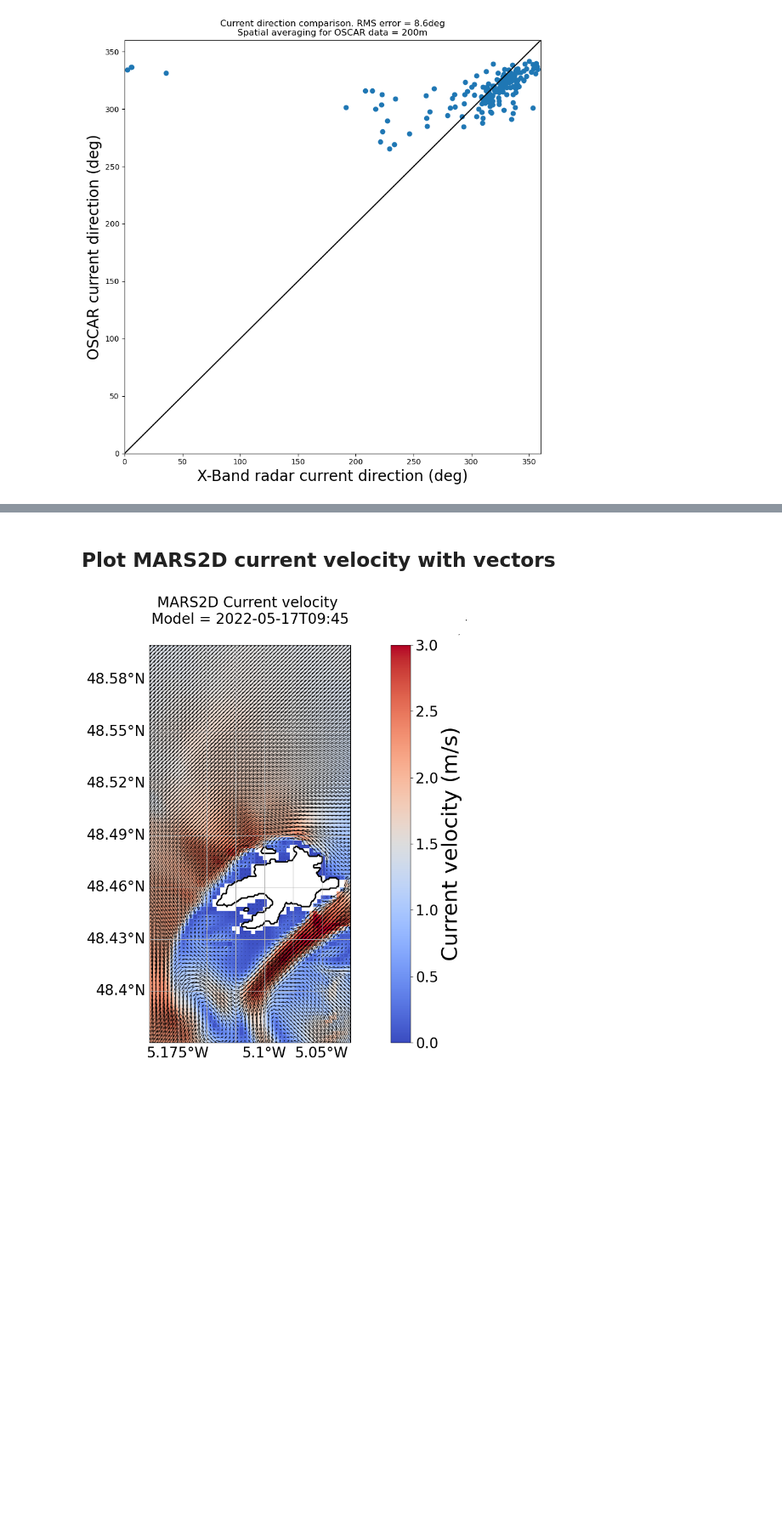
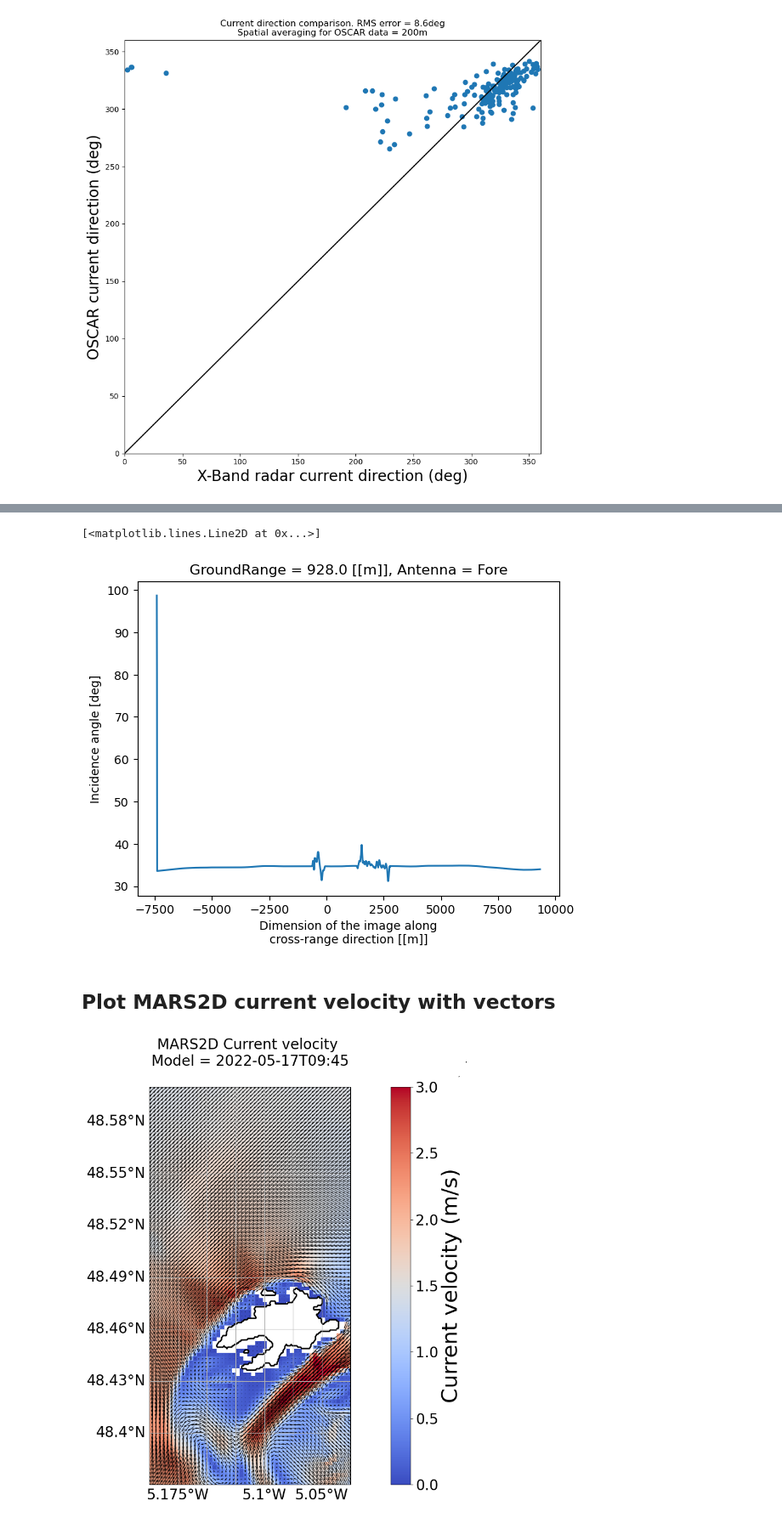
Before and after one commit to ACHMartin/seastar_project, a Jupyter notebook: OSCAR_Ushant_L1b.ipynb, the cells around one changed output, grey strips where cells are left out. Shown at 85% size. Drawn from its saved outputs; the diff is of its cells as text; code cells hidden in the pictures; blank space fills up the shorter version.

```diff
--- a/OSCAR_Ushant_L1b.ipynb
+++ b/OSCAR_Ushant_L1b.ipynb
@@ -23,0 +20,13 @@ warnings.filterwarnings("ignore", category=FutureWarning)
+# %%
+fig_folder='D:\\OneDrive - NERC\\OneDrive - NERC\\SEASTAR\\PM WP4000\\figures\\'
+SMALL_SIZE = 20
+MEDIUM_SIZE = 10
+BIGGER_SIZE = 12
+
+plt.rc('font', size=SMALL_SIZE)          # controls default text sizes
+plt.rc('axes', titlesize=SMALL_SIZE)     # fontsize of the axes title
+plt.rc('axes', labelsize=MEDIUM_SIZE)    # fontsize of the x and y labels
+plt.rc('xtick', labelsize=SMALL_SIZE)    # fontsize of the tick labels
+plt.rc('ytick', labelsize=SMALL_SIZE)    # fontsize of the tick labels
+plt.rc('legend', fontsize=SMALL_SIZE)    # legend fontsize
+plt.rc('figure', titlesize=BIGGER_SIZE)  # fontsize of the figure title
@@ -571,5 +580,10 @@ plt.show()
-# %% [markdown]
-## Plot MARS2D current velocity with vectors
+# %%
+ds_L1b['Track_1'].IncidenceAngleImage.sel(Antenna='Fore').isel(GroundRange=50).plot()
+# %% [output]
+[<matplotlib.lines.Line2D at 0x...>]
+[figure, added]
+# %% [markdown]
+## Plot MARS2D current velocity with vectors
 # %%
 #track='Track_1'
 plot_pixel_size = 200 #pixel size in metres
```
Also changed, not shown: parts of 26 cells of this notebook, 7 other files.
